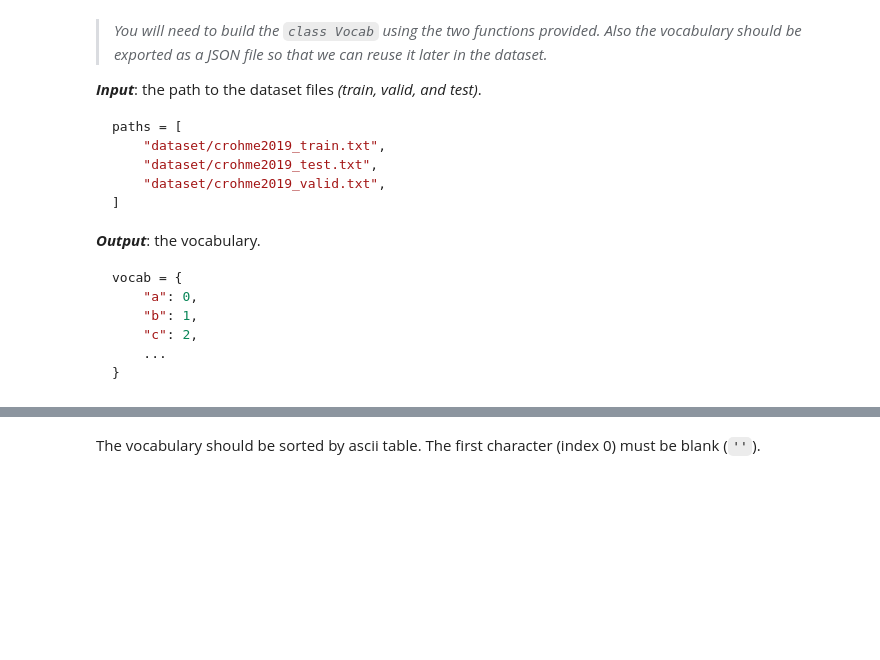
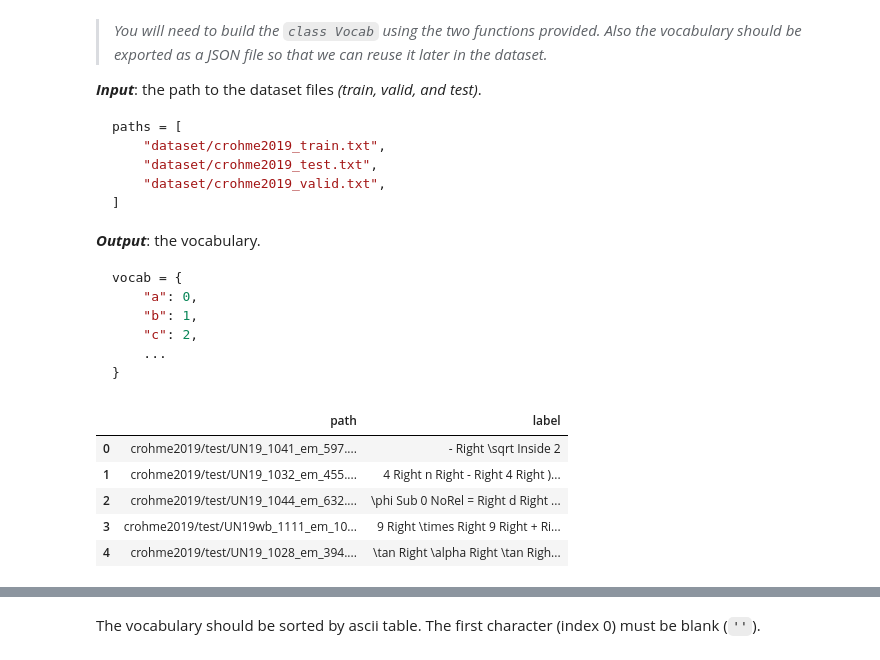
Before and after one commit to TranGiaHuan0102/HME_Assignment_SS25_10423043, a Jupyter notebook: Assignment_HME_recognition_ColabVersion.ipynb, the cells around one changed output, grey strips where cells are left out. Cells and saved outputs as stored; diff of their text form; code cells hidden in the pictures; blank space fills up the shorter version.

````diff
--- a/Assignment_HME_recognition_ColabVersion.ipynb
+++ b/Assignment_HME_recognition_ColabVersion.ipynb
@@ -116,6 +140,23 @@ vocab = {
     ...
 }
 ```
+# %%
+paths = [
+    "dataset/crohme2019_train.txt",
+    "dataset/crohme2019_test.txt",
+    "dataset/crohme2019_valid.txt",
+]
+
+df = pd.read_csv(paths[1], sep="\t", header=None, names=["path", "label"]).dropna().astype(str)
+
+df.head()
+# %% [output]
+|  | path | label |
+| 0 | crohme2019/test/UN19_1041_em_597.... | - Right \sqrt Inside 2 |
+| 1 | crohme2019/test/UN19_1032_em_455.... | 4 Right n Right - Right 4 Right )... |
+| 2 | crohme2019/test/UN19_1044_em_632.... | \phi Sub 0 NoRel = Right d Right ... |
+| 3 | crohme2019/test/UN19wb_1111_em_10... | 9 Right \times Right 9 Right + Ri... |
+| 4 | crohme2019/test/UN19_1028_em_394.... | \tan Right \alpha Right \tan Righ... |
 # %%
 def get_unique_chars(path) -> set:
     df = pd.read_csv(path, sep="\t", header=None, names=["path", "label"]).dropna().astype(str)
````
Also changed, not shown: parts of 19 cells of this notebook, 26 other files.
